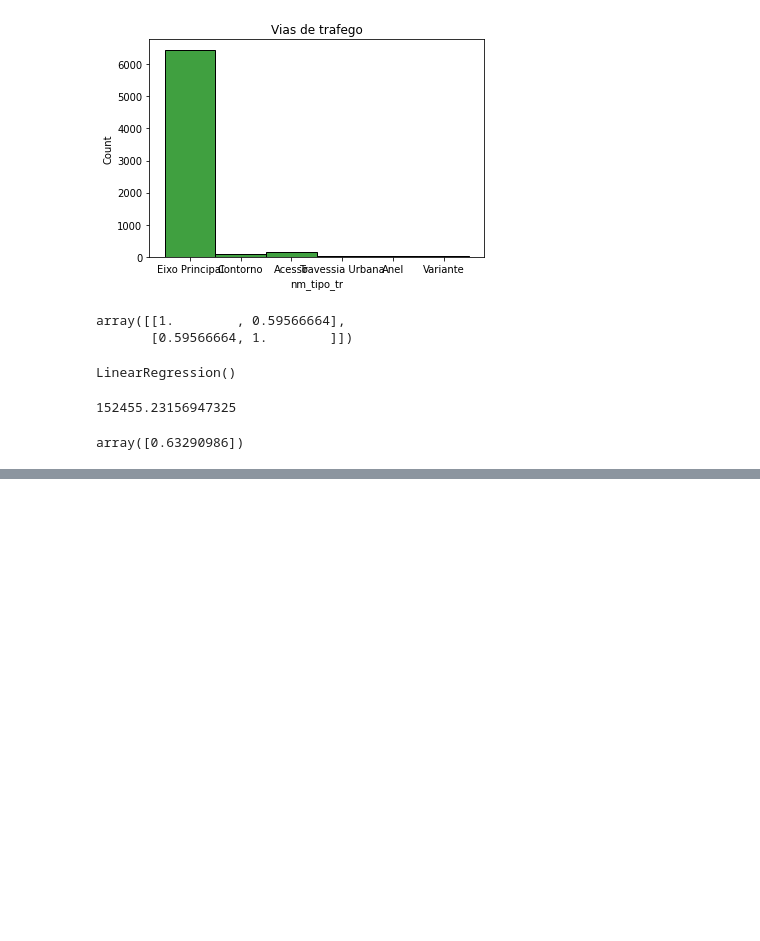
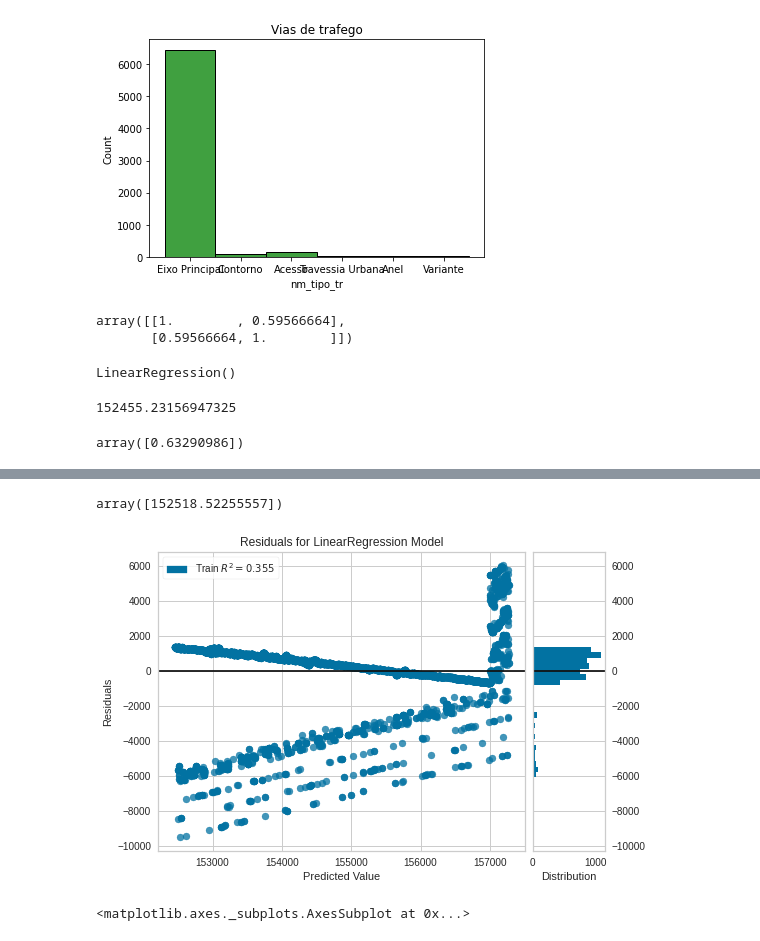
Before and after one commit to WandersonGustavo/Imersao_Alura, a Jupyter notebook: dnit_dados.ipynb, the cells around one changed output, grey strips where cells are left out. Cells and saved outputs as stored; diff of their text form; code cells hidden in the pictures; blank space fills up the shorter version.

```diff
--- a/dnit_dados.ipynb
+++ b/dnit_dados.ipynb
@@ -160,0 +162,13 @@ plt.plot(variavelI,modeloIT.predict(variavelI),color='yellow')
+# %%
+modeloIT.intercept_ + modeloIT.coef_ *100
+# %% [output]
+array([152518.52255557])
+# %%
+# Gráfico para visualizar os residuais, residuais apresentam tendencia , o que torna o modelo ruim
+#além do fato que histograma NÃO apresenta distribuição normal
+visualizador = ResidualsPlot(modeloIT)
+visualizador.fit(variavelI,variavelT)
+visualizador.poof()
+# %% [output]
+[figure, added]
+<matplotlib.axes._subplots.AxesSubplot at 0x...>
```
Also changed, not shown: parts of 2 cells of this notebook.
